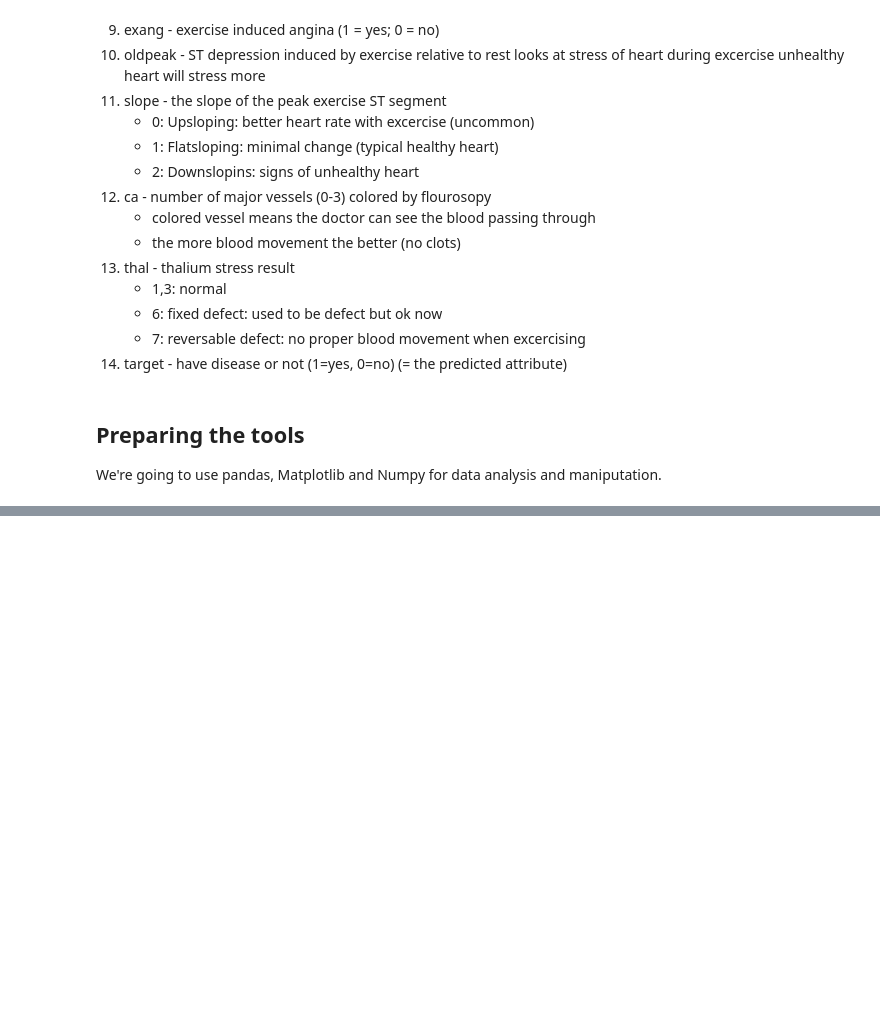
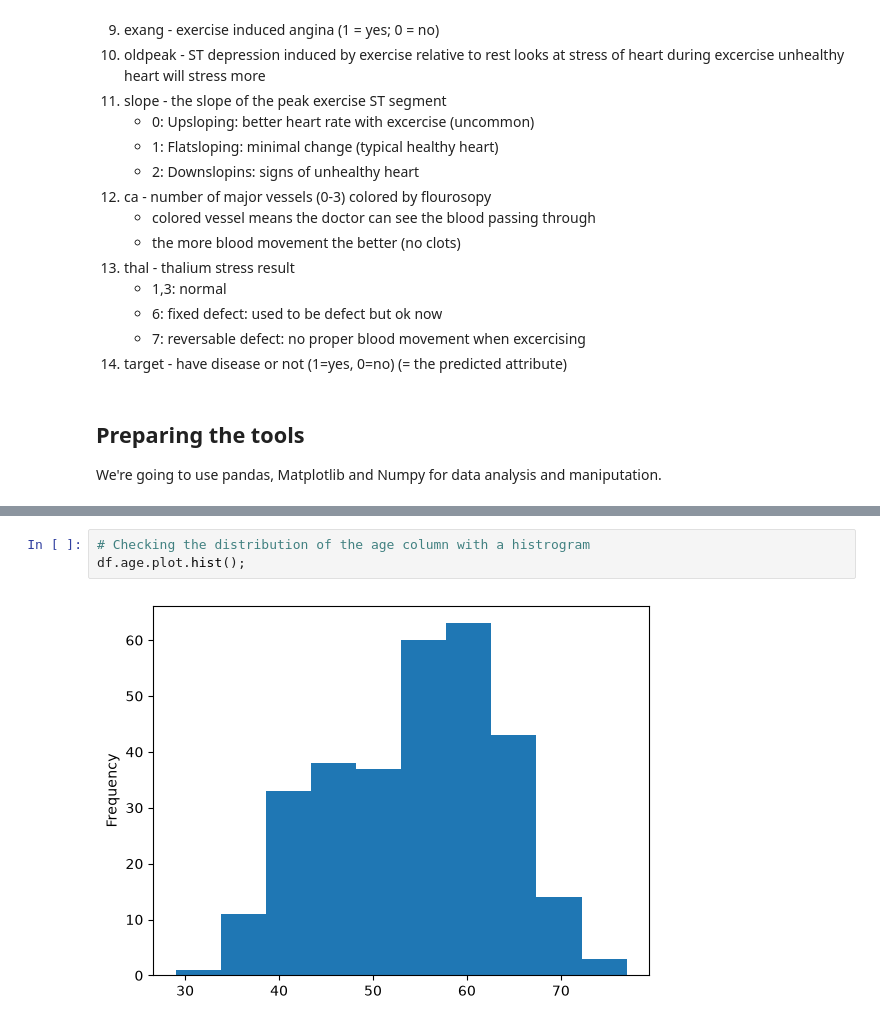
Before and after one commit to khushiraj-hash/heart-disease-project, a Jupyter notebook: heart_disease_prediction.ipynb, the cells around one changed output, grey strips where cells are left out. Drawn from its saved outputs; the diff is of its cells as text; blank space fills up the shorter version.

```diff
--- a/heart_disease_prediction.ipynb
+++ b/heart_disease_prediction.ipynb
@@ -76,0 +269,5 @@ import seaborn as sns
+# %%
+# Checking the distribution of the age column with a histrogram
+df.age.plot.hist();
+# %% [output]
+[figure, added]
```
Also changed, not shown: parts of 21 cells of this notebook.
